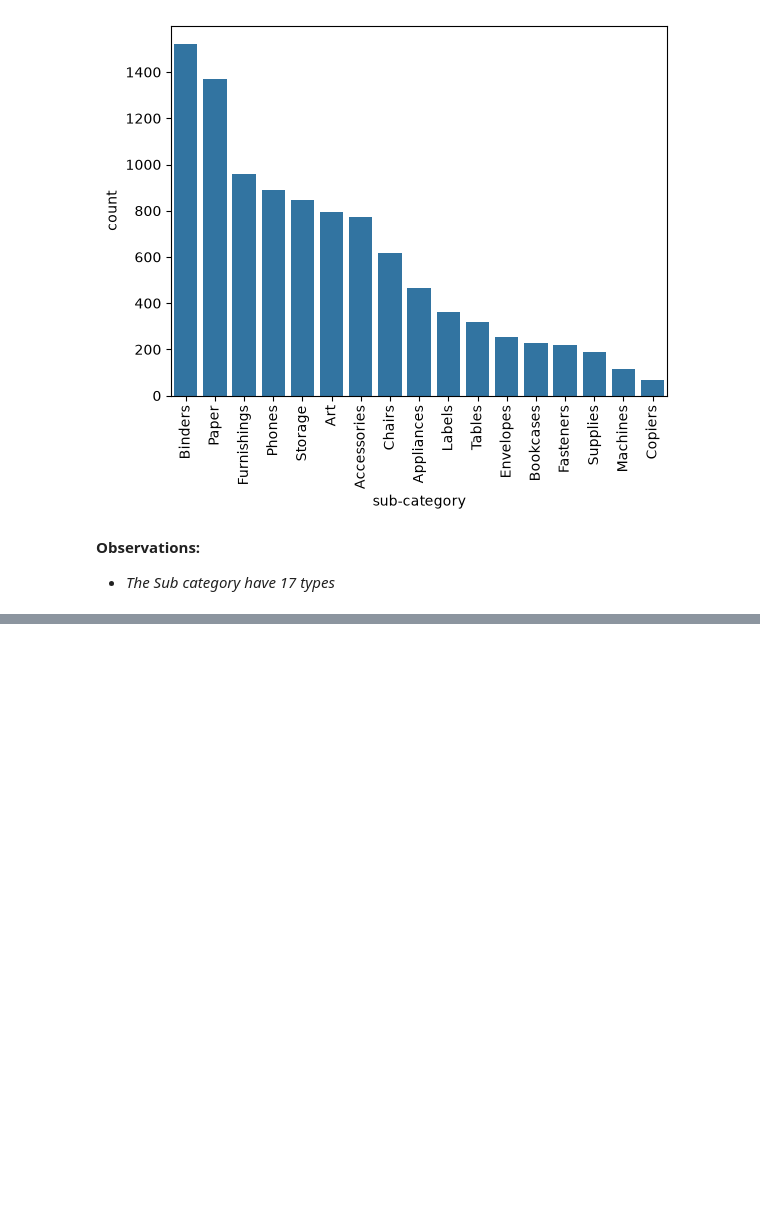
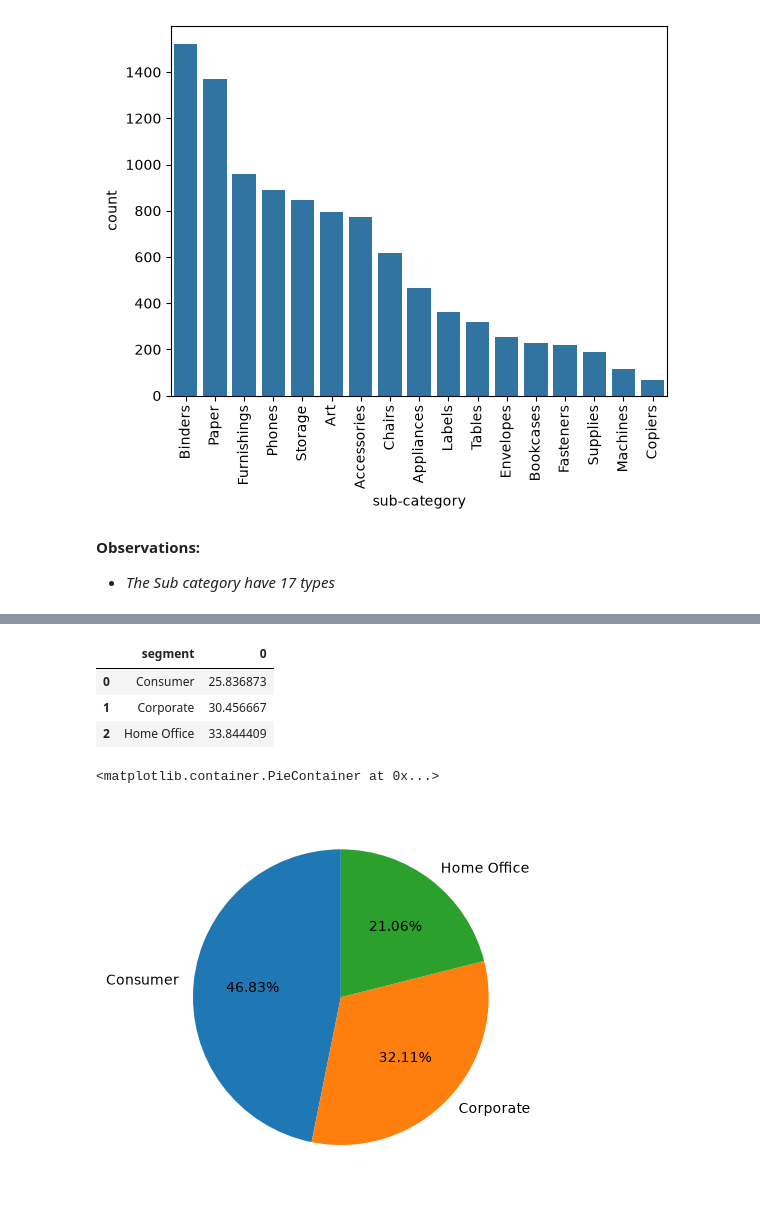
Before and after one commit to OnkarGhadage/superstore-sales-analysis, a Jupyter notebook: notebooks/eda.ipynb, the cells around one changed output, grey strips where cells are left out. Drawn from its saved outputs; the diff is of its cells as text; code cells hidden in the pictures; blank space fills up the shorter version.

```diff
--- a/notebooks/eda.ipynb
+++ b/notebooks/eda.ipynb
@@ -428,0 +485,3 @@ plt.show()
+# %%
+info = df.groupby('segment').agg(total_profit=('profit', 'sum'), count=('segment', 'count'))
+info
@@ -428,0 +494,13 @@ plt.show()
+# %%
+rate = (info['total_profit']/info['count']).reset_index()
+rate
+# %% [output]
+|  | segment | 0 |
+| 0 | Consumer | 25.836873 |
+| 1 | Corporate | 30.456667 |
+| 2 | Home Office | 33.844409 |
+# %%
+plt.pie(info['total_profit'], labels=info.index, autopct='%1.2f%%', startangle=90)
+# %% [output]
+<matplotlib.container.PieContainer at 0x...>
+[figure, added]
```
Also changed, not shown: parts of 57 cells of this notebook.
